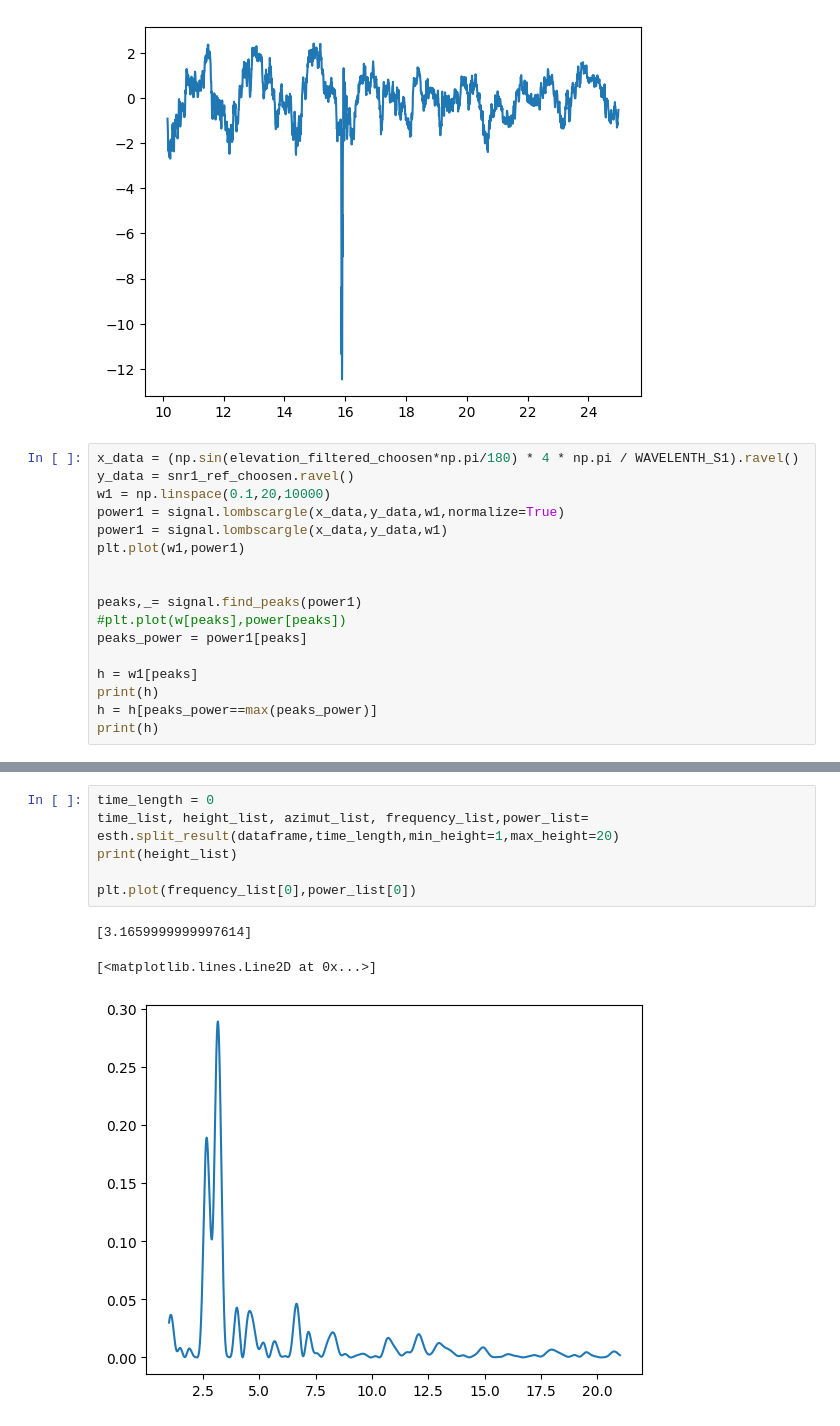
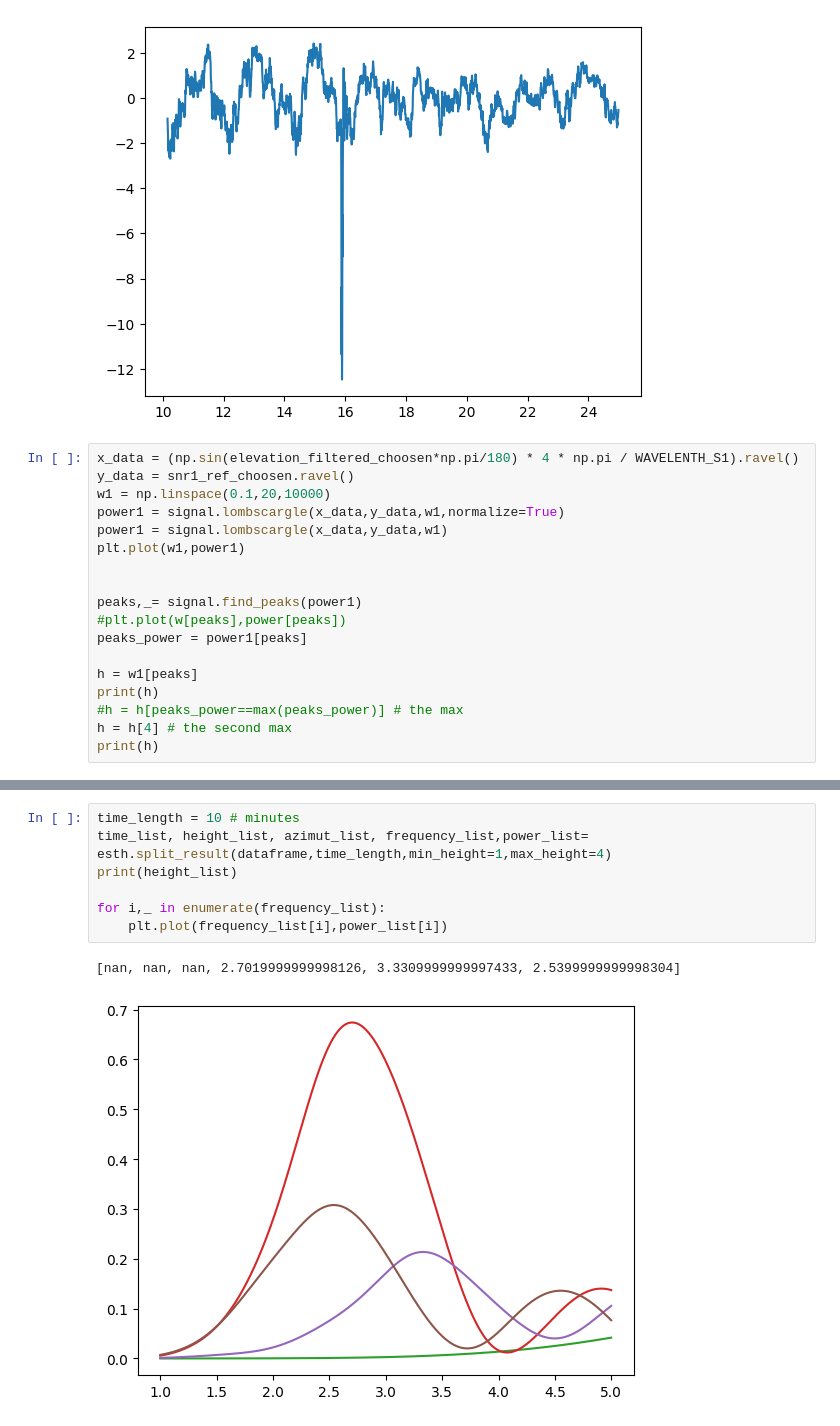
Before and after one commit to ziqing97/gnss_ir_analyze, a Jupyter notebook: src/test_one_satellite_leastsquare.ipynb, the cells around one changed output, grey strips where cells are left out. Drawn from its saved outputs; the diff is of its cells as text.

```diff
--- a/src/test_one_satellite_leastsquare.ipynb
+++ b/src/test_one_satellite_leastsquare.ipynb
@@ -127,7 +127,8 @@ peaks_power = power1[peaks]
 
 h = w1[peaks]
 print(h)
-h = h[peaks_power==max(peaks_power)]
+#h = h[peaks_power==max(peaks_power)] # the max
+h = h[4] # the second max
 print(h)
 # %% [output]
 [ 0.52988299  1.07917792  1.48915892  1.90113011  2.66934693  3.16490649
@@ -185,13 +189,13 @@ plt.plot(w1,power1)
 # %%
-time_length = 0
-time_list, height_list, azimut_list, frequency_list,power_list= esth.split_result(dataframe,time_length,min_height=1,max_height=20)
+time_length = 10 # minutes
+time_list, height_list, azimut_list, frequency_list,power_list= esth.split_result(dataframe,time_length,min_height=1,max_height=4)
 print(height_list)
 
-plt.plot(frequency_list[0],power_list[0])
+for i,_ in enumerate(frequency_list):
+    plt.plot(frequency_list[i],power_list[i])
 # %% [output]
-[3.1659999999997614]
+[nan, nan, nan, 2.7019999999998126, 3.3309999999997433, 2.5399999999998304]
-[<matplotlib.lines.Line2D at 0x...>]
-[figure, old version]
+[figure, new version]
 # %%
 plt.scatter(azimut_list,height_list)
 # %% [output]
```
Also changed, not shown: parts of 5 cells of this notebook.
